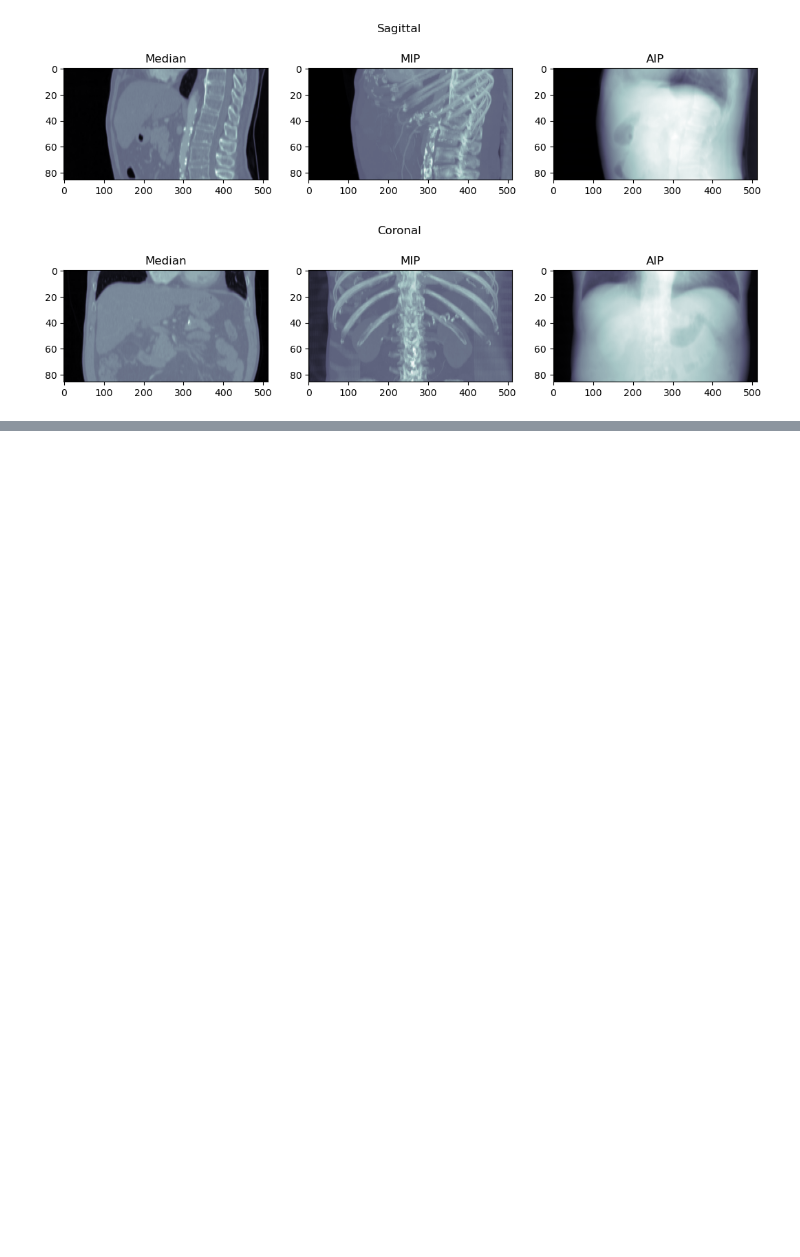
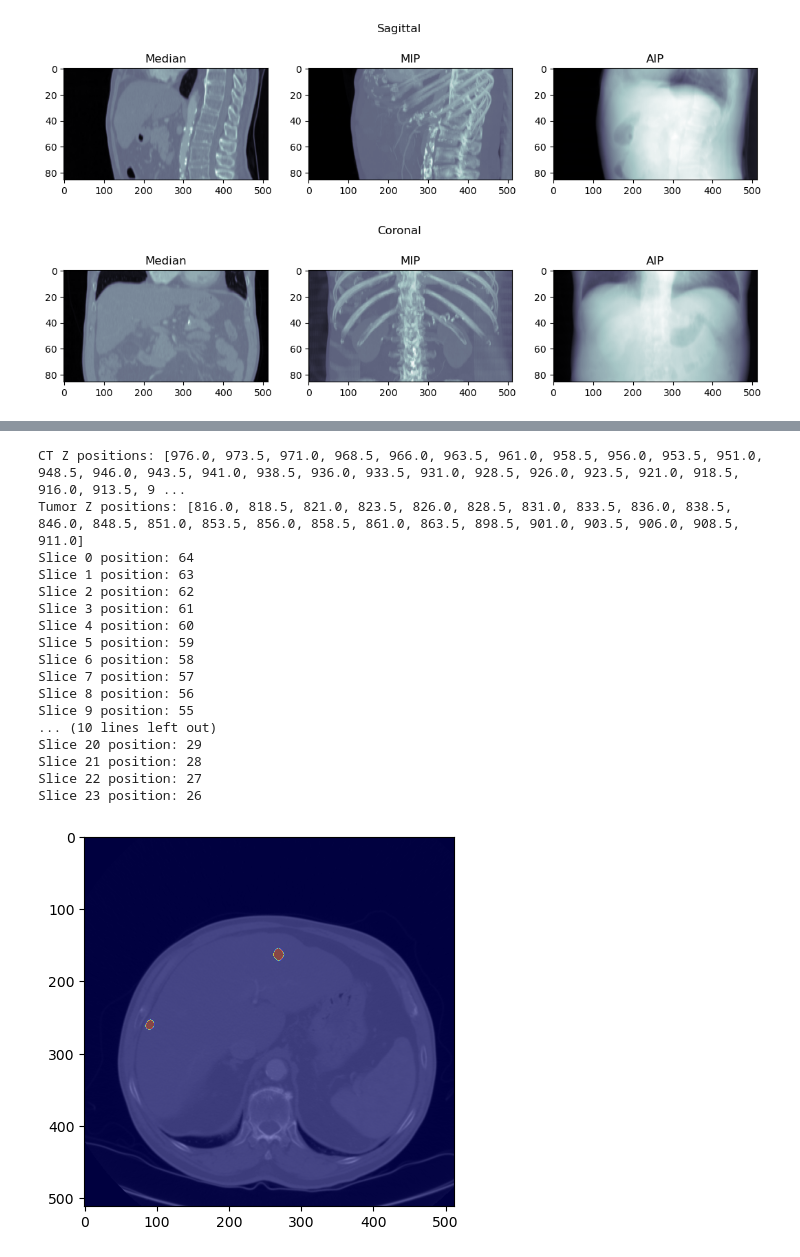
Before and after one commit to OliverJosep/11763-Medical-Image-Processing-Final-Project, a Jupyter notebook: notebook/objective.ipynb, the cells around one changed output, grey strips where cells are left out. Cells and saved outputs as stored; diff of their text form; code cells hidden in the pictures; blank space fills up the shorter version.

```diff
--- a/notebook/objective.ipynb
+++ b/notebook/objective.ipynb
@@ -157,0 +162,9 @@ plt.show()
+# %%
+tumor_path = os.path.abspath(os.path.join(os.getcwd(), "..", "data", "1685", "10_AP_Ax2.50mm_ManualROI_Tumor.dcm"))
+# path = os.path.abspath(os.path.join(os.getcwd(), "..", "data", "1685", "40_RTRD_Ax2.50mm"))
+
+seg = hd.seg.segread(tumor_path)
+
+assert isinstance(seg, hd.seg.Segmentation)
+
+print(seg)
@@ -157,0 +213,3 @@ plt.show()
+# %%
+mask = seg.pixel_array
+print(f"Mask shape: {mask.shape}")
@@ -157,0 +218,4 @@ plt.show()
+# %%
+for i, frame in enumerate(seg.PerFrameFunctionalGroupsSequence):
+    position = frame.PlanePositionSequence[0].ImagePositionPatient
+    print(f"Slice {i} position: {position}")
@@ -157,0 +240,49 @@ plt.show()
+# %%
+import numpy as np
+
+# 1. Obtain the Z positions of each slice of the original volume (CT)
+ct_z_positions = [float(slice.ImagePositionPatient[2]) for slice in slices]
+
+# 2. Obtain the Z positions of each slice of the tumor
+tumor_z_positions = [
+    float(frame.PlanePositionSequence[0].ImagePositionPatient[2])
+    for frame in seg.PerFrameFunctionalGroupsSequence
+]
+
+print(f"CT Z positions: {ct_z_positions}")
+print(f"Tumor Z positions: {tumor_z_positions}")
+
+# 3. Mapping the tumor slice indices to the original volume
+tumor_slice_indices = [ct_z_positions.index(z) for z in tumor_z_positions]
+
+# 4. Creathe the empty mask
+full_mask = np.zeros_like(img_dcm, dtype=np.uint8)
+
+# 5. Assign each slice of the tumor to its position
+for i, idx in enumerate(tumor_slice_indices):
+    print(f"Slice {i} position: {idx}")
+    full_mask[idx] = mask[i]
+
+index = 30
+plt.imshow(img_dcm[index], cmap='gray')
+plt.imshow(full_mask[index], alpha=0.5, cmap='jet')
+plt.show()
+# %% [output]
+CT Z positions: [976.0, 973.5, 971.0, 968.5, 966.0, 963.5, 961.0, 958.5, 956.0, 953.5, 951.0, 948.5, 946.0, 943.5, 941.0, 938.5, 936.0, 933.5, 931.0, 928.5, 926.0, 923.5, 921.0, 918.5, 916.0, 913.5, 9 ...
+Tumor Z positions: [816.0, 818.5, 821.0, 823.5, 826.0, 828.5, 831.0, 833.5, 836.0, 838.5, 846.0, 848.5, 851.0, 853.5, 856.0, 858.5, 861.0, 863.5, 898.5, 901.0, 903.5, 906.0, 908.5, 911.0]
+Slice 0 position: 64
+Slice 1 position: 63
+Slice 2 position: 62
+Slice 3 position: 61
+Slice 4 position: 60
+Slice 5 position: 59
+Slice 6 position: 58
+Slice 7 position: 57
+Slice 8 position: 56
+Slice 9 position: 55
+... (10 lines left out)
+Slice 20 position: 29
+Slice 21 position: 28
+Slice 22 position: 27
+Slice 23 position: 26
+[figure, added]
```
Also changed, not shown: parts of 11 cells of this notebook, 19 other files.
